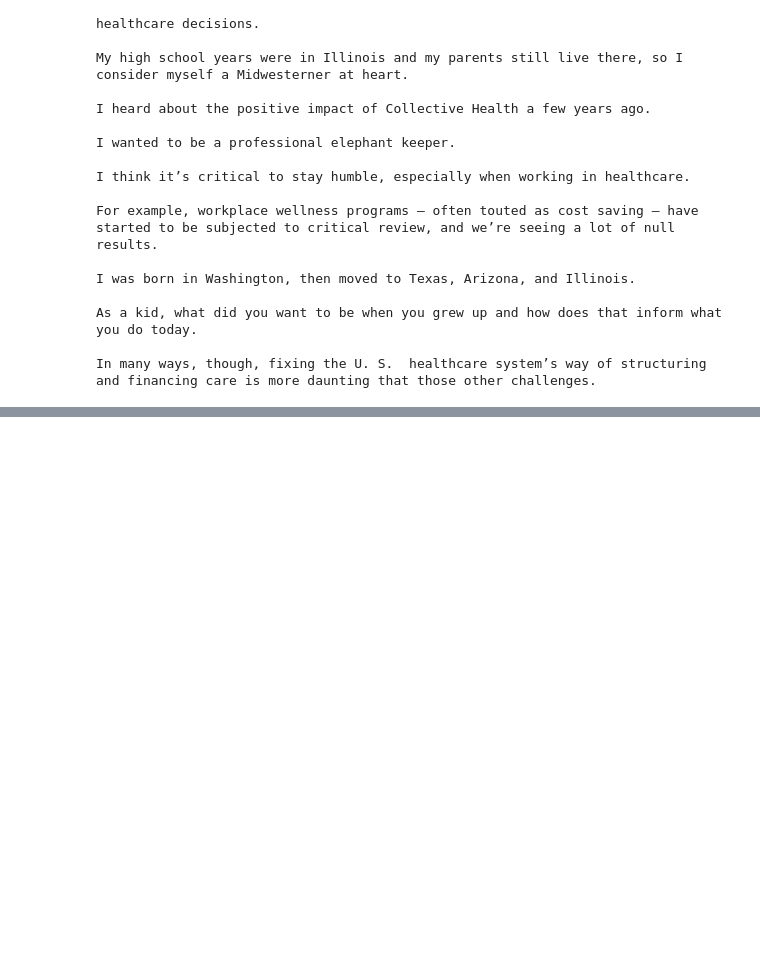
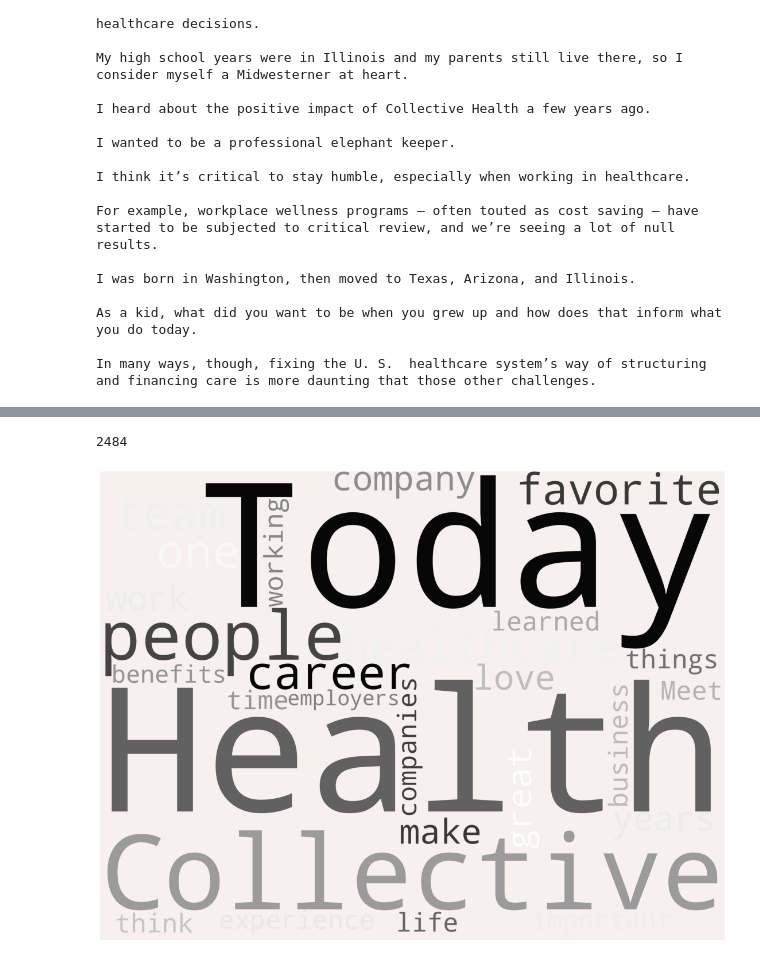
Before and after one commit to austiezr/CollectiveHealth_NLP, a Jupyter notebook: CH_NLP.ipynb, the cells around one changed output, grey strips where cells are left out. Drawn from its saved outputs; the diff is of its cells as text; code cells hidden in the pictures; blank space fills up the shorter version.

Commit message:
added wordcloud

```diff
--- a/CH_NLP.ipynb
+++ b/CH_NLP.ipynb
@@ -180,0 +184,25 @@ In many ways, though, fixing the U. S.  healthcare system’s way of structuring
+# %%
+len(set(words))
+# %% [output]
+2484
+# %%
+viz_words = [x for x in words if x not in nltk.corpus.stopwords.words('english')]
+viz_words = [x for x in viz_words if x not in ['thing', 'min', 'really', 'wanted', 'way', 'want', 'going']]
+# %%
+viz_freq = nltk.FreqDist(viz_words)
+# %%
+x = heapq.nlargest(40, viz_freq, key=viz_freq.get)
+# %%
+def plot_cloud(wordcloud):
+    plt.figure(figsize=(20, 15))
+    plt.imshow(wordcloud)
+    plt.axis("off");
+# %%
+from wordcloud import WordCloud, STOPWORDS
+
+wordcloud = WordCloud(width=3000, height=2000, random_state=1,
+                      background_color='#f7f0ee', colormap='binary_r', collocations=False, stopwords=STOPWORDS).generate(' '.join(x))
+
+plot_cloud(wordcloud)
+# %% [output]
+[figure, added]
```
Also changed, not shown: parts of 5 cells of this notebook.
